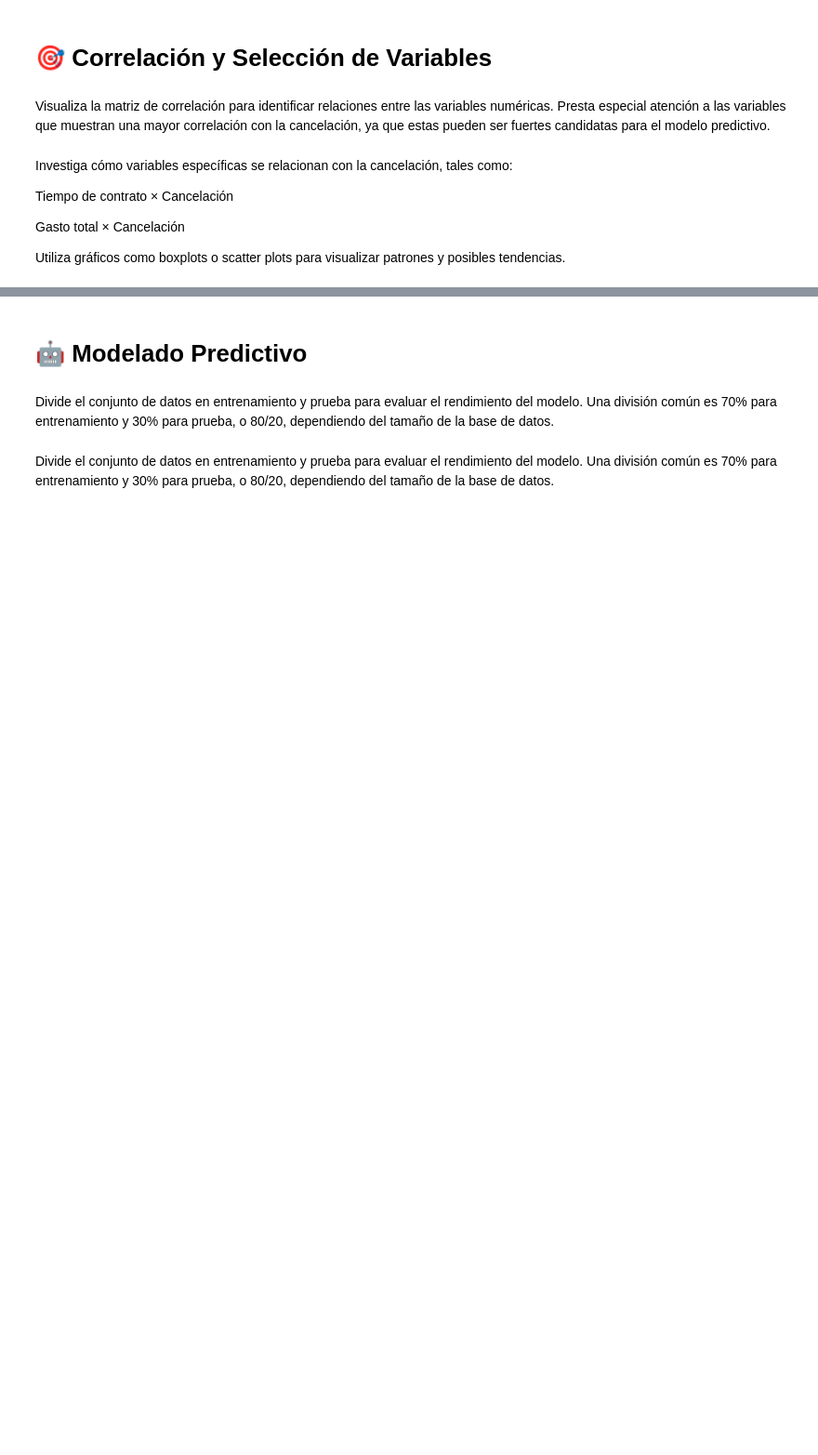
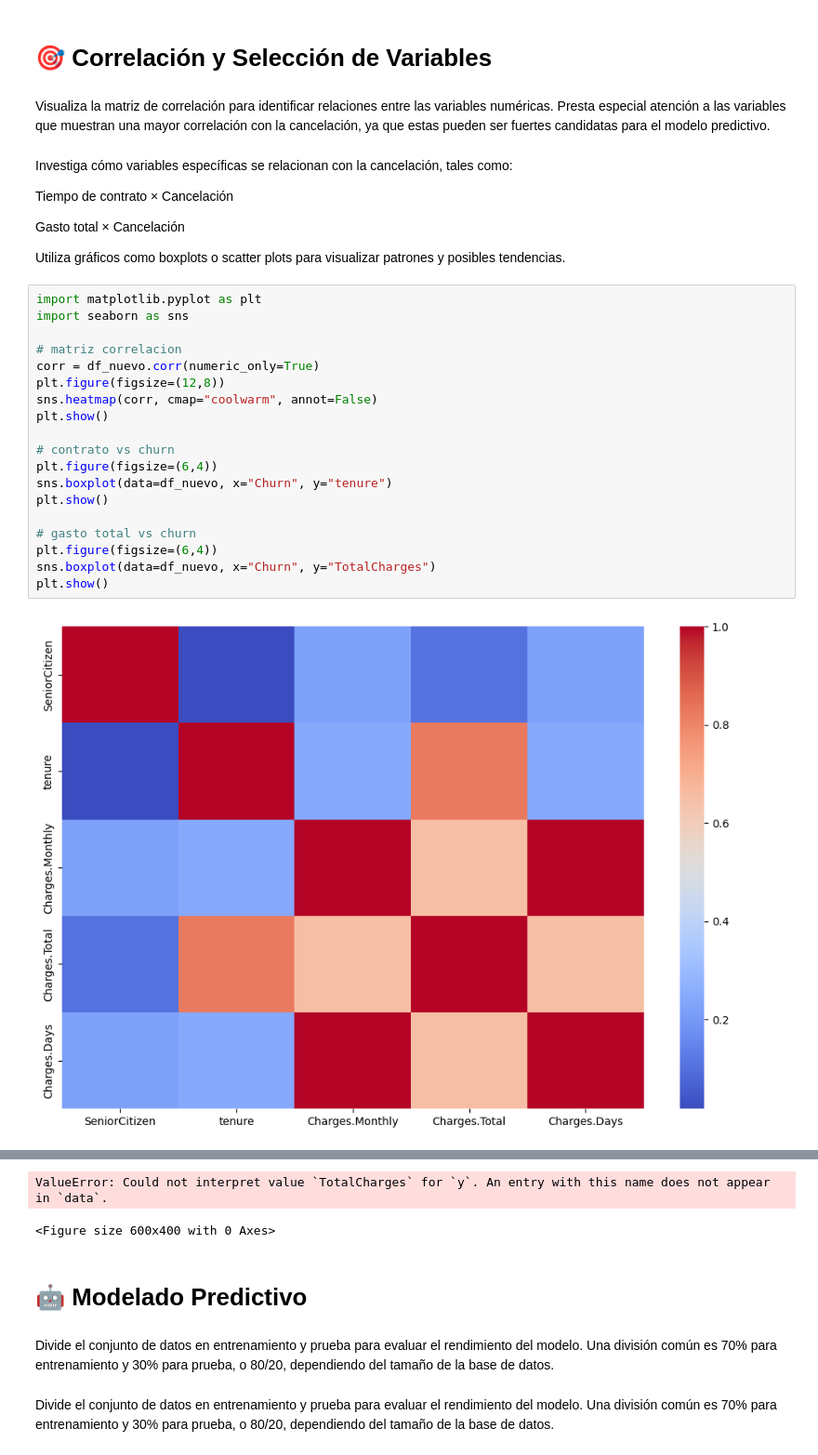
Before and after one commit to Marlucben/Challenge-ONE-Data-Science-Telecom-X-parte-2, a Jupyter notebook: Challenge_parte_2.ipynb, the cells around one changed output, grey strips where cells are left out. Shown at 93% size. Drawn from its saved outputs; the diff is of its cells as text; blank space fills up the shorter version.

```diff
--- a/Challenge_parte_2.ipynb
+++ b/Challenge_parte_2.ipynb
@@ -80,3 +95,24 @@ Tiempo de contrato × Cancelación
 Gasto total × Cancelación
 
 Utiliza gráficos como boxplots o scatter plots para visualizar patrones y posibles tendencias.
+# %%
+import matplotlib.pyplot as plt
+import seaborn as sns
+
+# matriz correlacion
+corr = df_nuevo.corr(numeric_only=True)
+plt.figure(figsize=(12,8))
+sns.heatmap(corr, cmap="coolwarm", annot=False)
+plt.show()
+
+# contrato vs churn
+plt.figure(figsize=(6,4))
+sns.boxplot(data=df_nuevo, x="Churn", y="tenure")
+plt.show()
+
+# gasto total vs churn
+plt.figure(figsize=(6,4))
+sns.boxplot(data=df_nuevo, x="Churn", y="TotalCharges")
+plt.show()
+# %% [output]
+[figure, added]
@@ -83,3 +120,5 @@ Utiliza gráficos como boxplots o scatter plots para visualizar patrones y posib
+ValueError: Could not interpret value `TotalCharges` for `y`. An entry with this name does not appear in `data`.
+<Figure size 600x400 with 0 Axes>
 # %% [markdown]
 # 🤖 Modelado Predictivo
 # %% [markdown]
```
Also changed, not shown: parts of 9 cells of this notebook.
